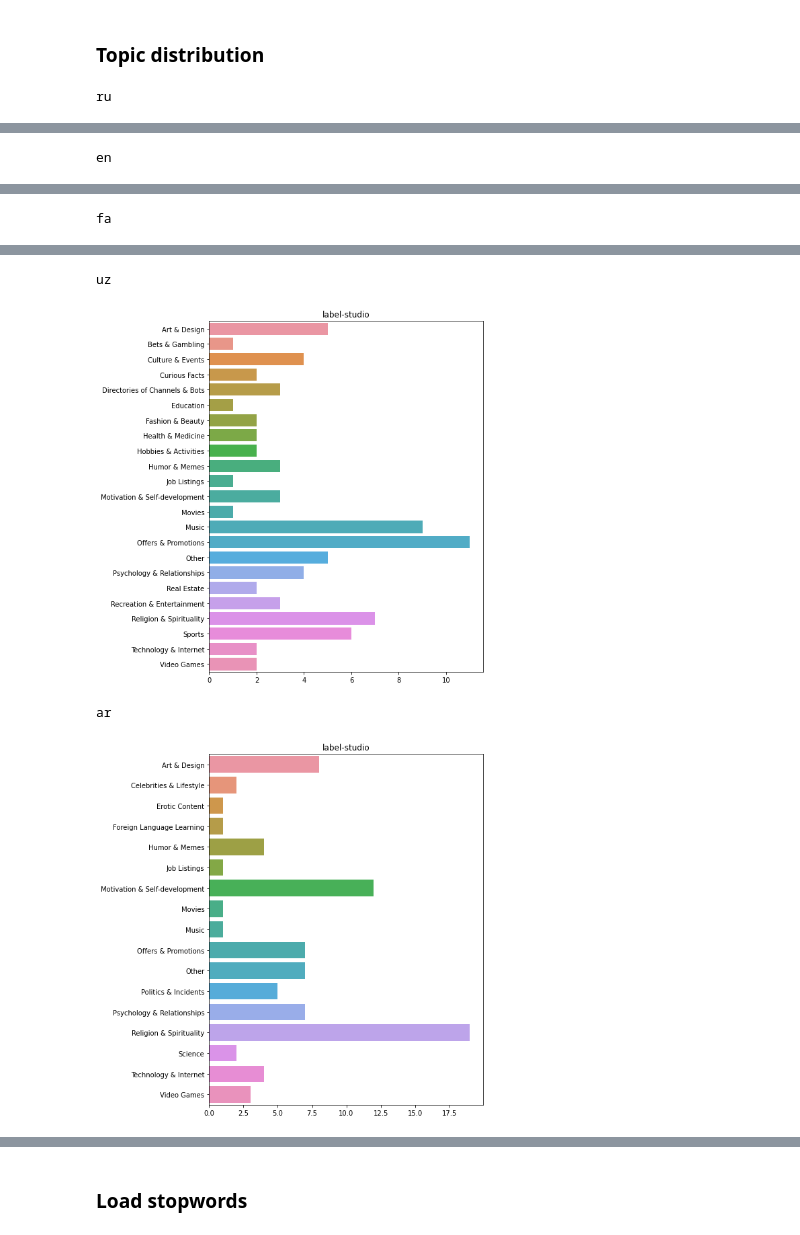
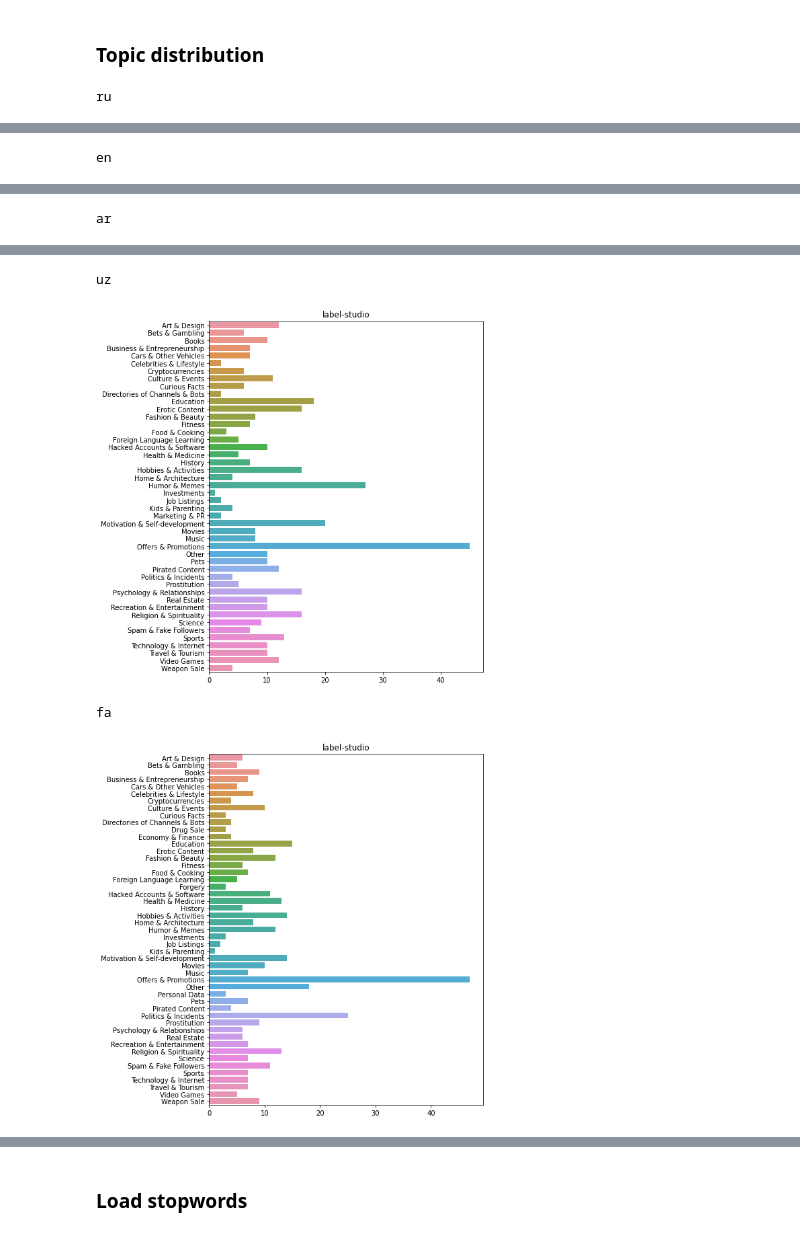
Before and after one commit to Rusteam/tgcat, a Jupyter notebook: notebooks/r-2/0.2-rg-build-model.ipynb, the cells around one changed output, grey strips where cells are left out. Drawn from its saved outputs; the diff is of its cells as text; code cells hidden in the pictures.

```diff
--- a/notebooks/r-2/0.2-rg-build-model.ipynb
+++ b/notebooks/r-2/0.2-rg-build-model.ipynb
@@ -62,6 +53,6 @@ def flatten_category(labelled_data):
 DATA = 'data/interim/train_data.csv'
 
 TEST_SIZE = 0.33
-TEST_SETS = ['r-1_completions', 'r-2_completions']
+TEST_SETS = ['r-1', 'r-2']
 # %% [markdown]
 ### Load
@@ -89,0 +59,2 @@ memory usage: 2.0+ MB
+# %%
+data = load_data(DATA)
@@ -106,11 +96,3 @@ rand_true = lambda test_prob: np.random.choice([True,False], p=[test_prob, 1 - t
-# %%
-def select_test(data, test_subsets=None,  test_size=0.3):
-    """ Return True for test set and False for train """
-    if test_subsets is None:
-        test_subsets = data['subset'].unique().tolist()
-    is_test = data.apply(lambda x: rand_true(test_size) if x['subset'] in test_subsets else False,
-              axis=1)
-    return is_test
 # %%
 data['is_test'] = select_test(data, test_size=TEST_SIZE, test_subsets=TEST_SETS)
 
@@ -152,3 +138,13 @@ train_data_flat.shape
+# %%
+mapping = {t:t for t in train_data_flat['topic'].tolist()}
+mapping.update({
+    'Hacked Accounts': 'Hacked Accounts & Software',
+    "Motivation & Self-Development": "Motivation & Self-development",
+    "Foreign Languages": "Foreign Language Learning",
+
+},)
+
+train_data_flat['topic'] = train_data_flat['topic'].map(mapping,)
 # %% [markdown]
 ### Topic distribution
 # %%
@@ -158,6 +154,6 @@ for l in train_data_flat['lang_code'].unique():
     print(l)
     barplots({
         'label-studio': train_data_flat.query(f"lang_code == '{l}'")['topic'],
-    }, 1, 2, fig_dims=(14,8))
+    }, 1, 2, fig_dims=(14,8),)
 # %% [output]
 ru
@@ -167 +163 @@ en
-fa
+ar
@@ -169,7 +165,7 @@ fa
 uz
-[figure, old version]
+[figure, new version]
-ar
+fa
-[figure, old version]
+[figure, new version]
 # %%
 print('Unique topics per language')
 print(train_data_flat.groupby('lang_code')['topic'].nunique())
```
Also changed, not shown: parts of 49 cells of this notebook, 26 other files.
